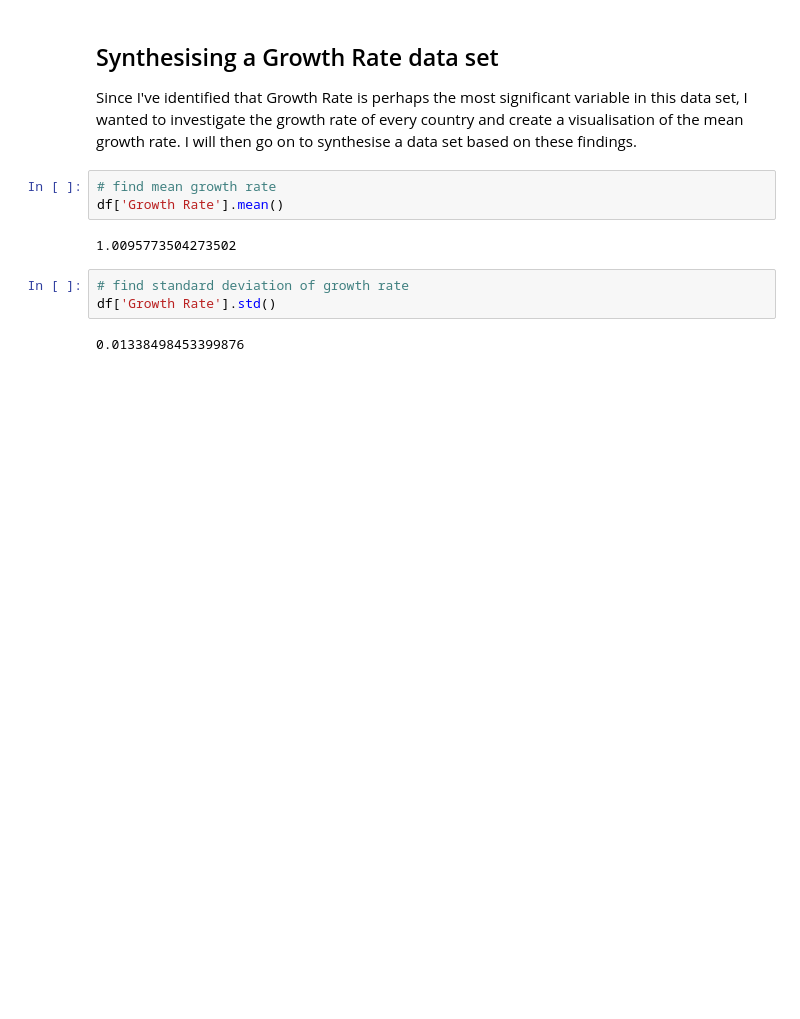
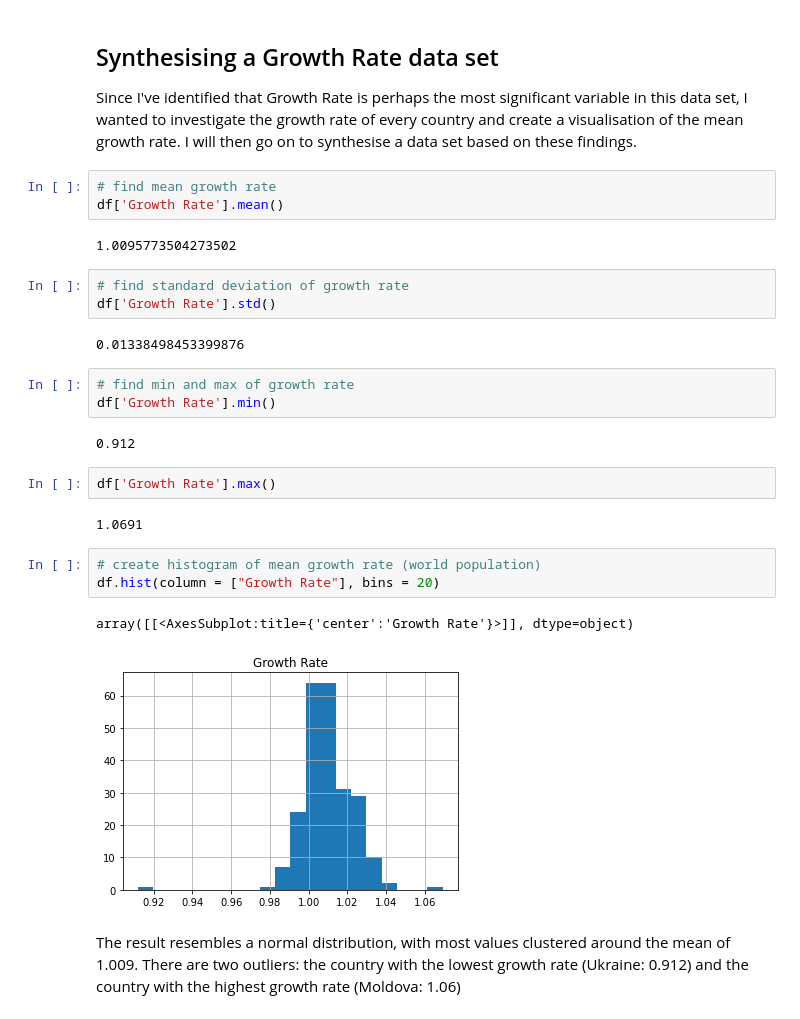
Before and after one commit to martincusack979/PFDA-project, a Jupyter notebook: PFDA Project.ipynb, the cells around one changed output. Saved outputs shown, nothing was run; the diff lists cells and outputs as text; blank space fills up the shorter version.

Commit message:
histogram

```diff
--- a/PFDA Project.ipynb
+++ b/PFDA Project.ipynb
@@ -285,3 +285,20 @@ df['Growth Rate'].mean()
 df['Growth Rate'].std()
 # %% [output]
 0.01338498453399876
+# %%
+# find min and max of growth rate
+df['Growth Rate'].min()
+# %% [output]
+0.912
+# %%
+df['Growth Rate'].max()
+# %% [output]
+1.0691
+# %%
+# create histogram of mean growth rate (world population)
+df.hist(column = ["Growth Rate"], bins = 20)
+# %% [output]
+array([[<AxesSubplot:title={'center':'Growth Rate'}>]], dtype=object)
+[figure, added]
+# %% [markdown]
+The result resembles a normal distribution, with most values clustered around the mean of 1.009.  There are two outliers: the country with the lowest growth rate (Ukraine: 0.912) and the country with the highest growth rate (Moldova: 1.06)
```
